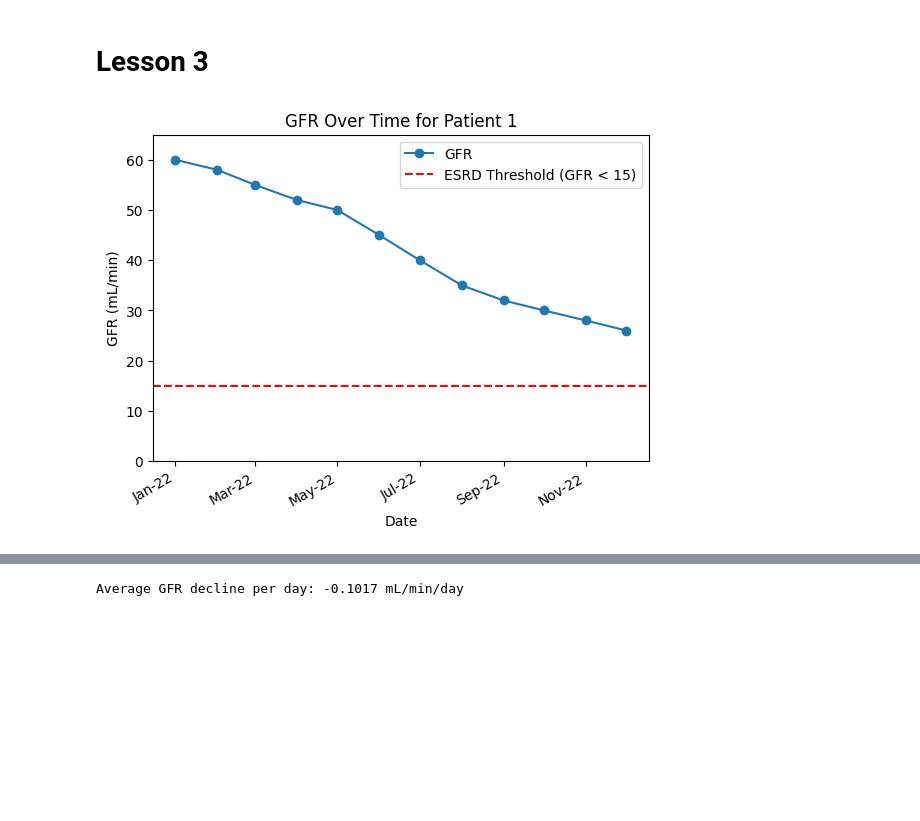
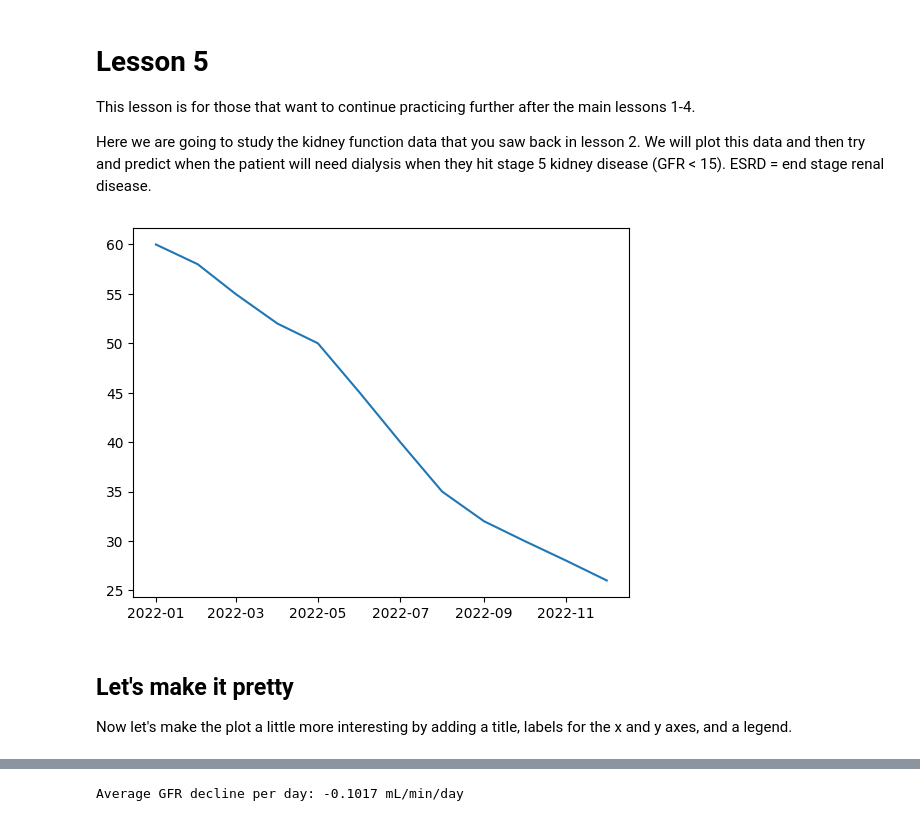
Before and after one commit to letsdodigital/coding-hands-on, a Jupyter notebook: programming_in_healthcare/module_3/lesson_5/lesson_5_answers.ipynb, the cells around one changed output, grey strips where cells are left out. Cells and saved outputs as stored; diff of their text form; code cells hidden in the pictures; blank space fills up the shorter version.

Commit message:
Add lesson 5 notebook for advanced kidney function analysis and prediction

```diff
--- a/programming_in_healthcare/module_3/lesson_5/lesson_5_answers.ipynb
+++ b/programming_in_healthcare/module_3/lesson_5/lesson_5_answers.ipynb
@@ -1,36 +1,30 @@
 # %% [markdown]
-# Lesson 3
+# Lesson 5
+
+This lesson is for those that want to continue practicing further after the main lessons 1-4.
+
+Here we are going to study the kidney function data that you saw back in lesson 2. We will plot this data and then try and predict when the patient will need dialysis when they hit stage 5 kidney disease (GFR < 15). ESRD = end stage renal disease.
 # %%
+# import the 'pandas' library as the alias 'pd'
 import pandas as pd
+
+# import the 'matplotlib.pyplot' library as the alias 'plt'
 import matplotlib.pyplot as plt
-import matplotlib.dates as mdates
 
-# Load kidney function data
-df = pd.read_csv('kidney_function.csv')
+# Load kidney function data from the file 'kidney_function.csv'. Save as 'kidney_function_data'
+kidney_function_data = pd.read_csv('kidney_function.csv')
 
-# Convert Date column to datetime format
-df['Date'] = pd.to_datetime(df['Date'])
+# Convert the Date column to the datetime format. You can do this with the 'pd.to_datetime()' function.
+kidney_function_data['Date'] = pd.to_datetime(kidney_function_data['Date'])
 
-# Sort data by Date
-patient_data = df.sort_values('Date')
+# Plot GFR over time using the plot(x-axis values, y-axis values) function.
+plt.plot(kidney_function_data['Date'], kidney_function_data['GFR (mL/min)'])
 
-# Plot GFR over time
-plt.plot(patient_data['Date'], patient_data['GFR (mL/min)'], marker='o', label='GFR')
-plt.axhline(y=15, color='r', linestyle='--', label='ESRD Threshold (GFR < 15)')
-plt.title('GFR Over Time for Patient 1')
-plt.xlabel('Date')
-plt.ylabel('GFR (mL/min)')
-
-# Set y-axis to start at 0
-plt.ylim(0, max(patient_data['GFR (mL/min)']) + 5)  # Add a bit of padding above the max value
-
-# Format the x-axis to show dates as Jan-22
-plt.gca().xaxis.set_major_formatter(mdates.DateFormatter('%b-%y'))
-
-# Rotate the x-axis labels for better readability
-plt.gcf().autofmt_xdate()
-
-plt.legend()
+# Show the plot
 plt.show()
 # %% [output]
-[figure, old version]
+[figure, new version]
+# %% [markdown]
+## Let's make it pretty
+
+Now let's make the plot a little more interesting by adding a title, labels for the x and y axes, and a legend.
```
Also changed, not shown: parts of 9 cells of this notebook, 1 other file.
